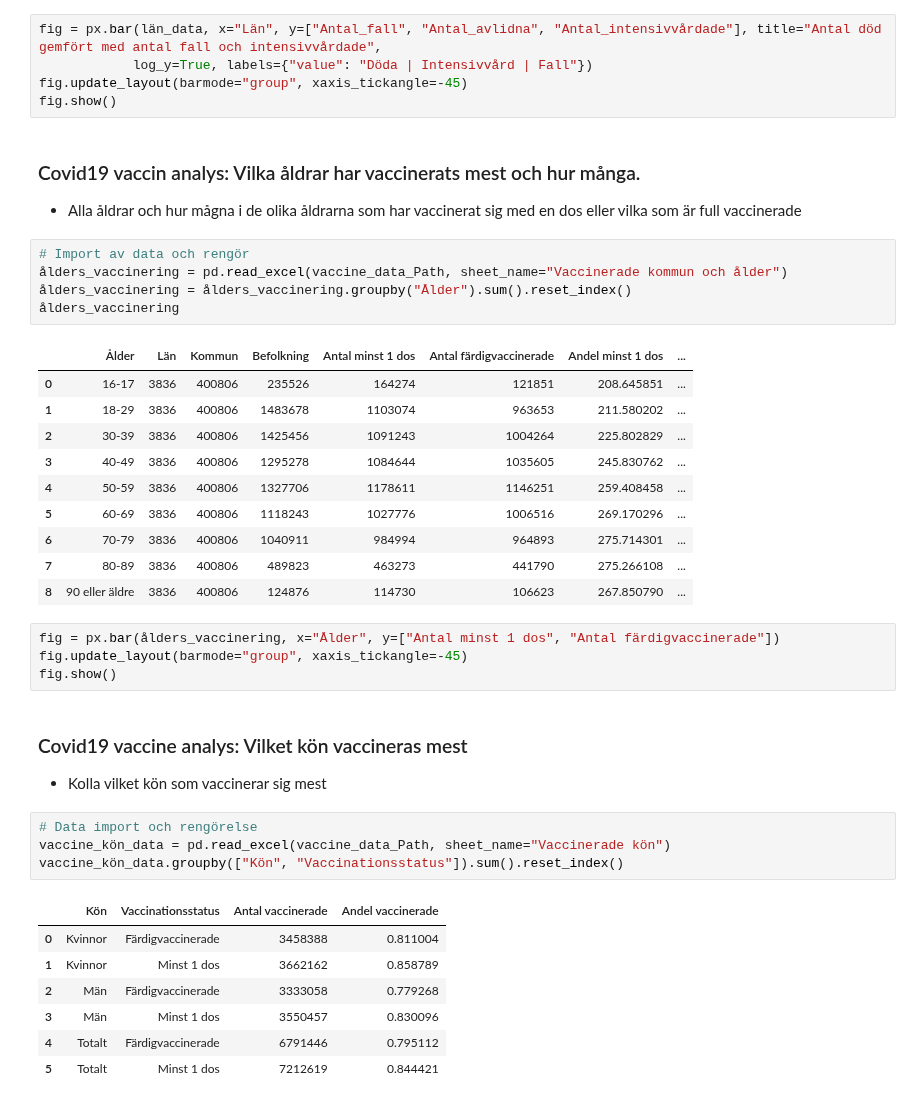
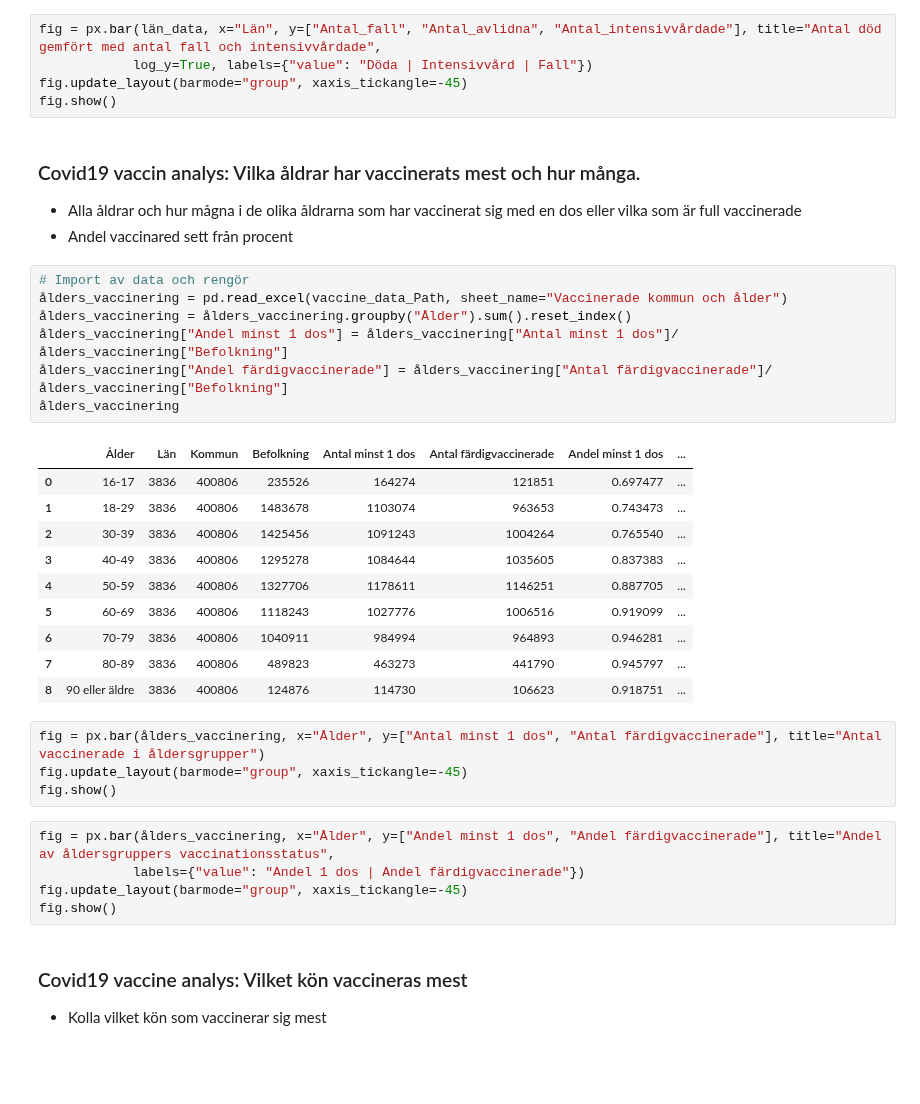
Before and after one commit to FabianAndersson17/Databehandling-Fabian-Andersson, a Jupyter notebook: Labs/Covid-19_Labb1.ipynb, the cells around one changed output. Saved outputs shown, nothing was run; the diff lists cells and outputs as text; blank space fills up the shorter version.

Commit message:
Made a new dataframe from the old one with change format

```diff
--- a/Labs/Covid-19_Labb1.ipynb
+++ b/Labs/Covid-19_Labb1.ipynb
@@ -276,38 +276,34 @@ fig.show()
 # %% [markdown]
 ### Covid19 vaccin analys: Vilka åldrar har vaccinerats mest och hur många.
 - Alla åldrar och hur mågna i de olika åldrarna som har vaccinerat sig med en dos eller vilka som är full vaccinerade
+- Andel vaccinared sett från procent
 # %%
 # Import av data och rengör
 ålders_vaccinering = pd.read_excel(vaccine_data_Path, sheet_name="Vaccinerade kommun och ålder")
 ålders_vaccinering = ålders_vaccinering.groupby("Ålder").sum().reset_index()
+ålders_vaccinering["Andel minst 1 dos"] = ålders_vaccinering["Antal minst 1 dos"]/ålders_vaccinering["Befolkning"]
+ålders_vaccinering["Andel färdigvaccinerade"] = ålders_vaccinering["Antal färdigvaccinerade"]/ålders_vaccinering["Befolkning"]
 ålders_vaccinering
 # %% [output]
 |  | Ålder | Län | Kommun | Befolkning | Antal minst 1 dos | Antal färdigvaccinerade | Andel minst 1 dos | ... |
-| 0 | 16-17 | 3836 | 400806 | 235526 | 164274 | 121851 | 208.645851 | ... |
-| 1 | 18-29 | 3836 | 400806 | 1483678 | 1103074 | 963653 | 211.580202 | ... |
-| 2 | 30-39 | 3836 | 400806 | 1425456 | 1091243 | 1004264 | 225.802829 | ... |
-| 3 | 40-49 | 3836 | 400806 | 1295278 | 1084644 | 1035605 | 245.830762 | ... |
-| 4 | 50-59 | 3836 | 400806 | 1327706 | 1178611 | 1146251 | 259.408458 | ... |
-| 5 | 60-69 | 3836 | 400806 | 1118243 | 1027776 | 1006516 | 269.170296 | ... |
-| 6 | 70-79 | 3836 | 400806 | 1040911 | 984994 | 964893 | 275.714301 | ... |
-| 7 | 80-89 | 3836 | 400806 | 489823 | 463273 | 441790 | 275.266108 | ... |
-| 8 | 90 eller äldre | 3836 | 400806 | 124876 | 114730 | 106623 | 267.850790 | ... |
+| 0 | 16-17 | 3836 | 400806 | 235526 | 164274 | 121851 | 0.697477 | ... |
+| 1 | 18-29 | 3836 | 400806 | 1483678 | 1103074 | 963653 | 0.743473 | ... |
+| 2 | 30-39 | 3836 | 400806 | 1425456 | 1091243 | 1004264 | 0.765540 | ... |
+| 3 | 40-49 | 3836 | 400806 | 1295278 | 1084644 | 1035605 | 0.837383 | ... |
+| 4 | 50-59 | 3836 | 400806 | 1327706 | 1178611 | 1146251 | 0.887705 | ... |
+| 5 | 60-69 | 3836 | 400806 | 1118243 | 1027776 | 1006516 | 0.919099 | ... |
+| 6 | 70-79 | 3836 | 400806 | 1040911 | 984994 | 964893 | 0.946281 | ... |
+| 7 | 80-89 | 3836 | 400806 | 489823 | 463273 | 441790 | 0.945797 | ... |
+| 8 | 90 eller äldre | 3836 | 400806 | 124876 | 114730 | 106623 | 0.918751 | ... |
 # %%
-fig = px.bar(ålders_vaccinering, x="Ålder", y=["Antal minst 1 dos", "Antal färdigvaccinerade"])
+fig = px.bar(ålders_vaccinering, x="Ålder", y=["Antal minst 1 dos", "Antal färdigvaccinerade"], title="Antal vaccinerade i åldersgrupper")
 fig.update_layout(barmode="group", xaxis_tickangle=-45)
 fig.show()
+# %%
+fig = px.bar(ålders_vaccinering, x="Ålder", y=["Andel minst 1 dos", "Andel färdigvaccinerade"], title="Andel av åldersgruppers vaccinationsstatus",
+            labels={"value": "Andel 1 dos | Andel färdigvaccinerade"})
+fig.update_layout(barmode="group", xaxis_tickangle=-45)
+fig.show()
 # %% [markdown]
 ### Covid19 vaccine analys: Vilket kön vaccineras mest
 - Kolla vilket kön som vaccinerar sig mest
-# %%
-# Data import och rengörelse
-vaccine_kön_data = pd.read_excel(vaccine_data_Path, sheet_name="Vaccinerade kön")
-vaccine_kön_data.groupby(["Kön", "Vaccinationsstatus"]).sum().reset_index()
-# %% [output]
-|  | Kön | Vaccinationsstatus | Antal vaccinerade | Andel vaccinerade |
-| 0 | Kvinnor | Färdigvaccinerade | 3458388 | 0.811004 |
-| 1 | Kvinnor | Minst 1 dos | 3662162 | 0.858789 |
-| 2 | Män | Färdigvaccinerade | 3333058 | 0.779268 |
-| 3 | Män | Minst 1 dos | 3550457 | 0.830096 |
-| 4 | Totalt | Färdigvaccinerade | 6791446 | 0.795112 |
-| 5 | Totalt | Minst 1 dos | 7212619 | 0.844421 |
```
Also changed, not shown: parts of 3 cells of this notebook.
